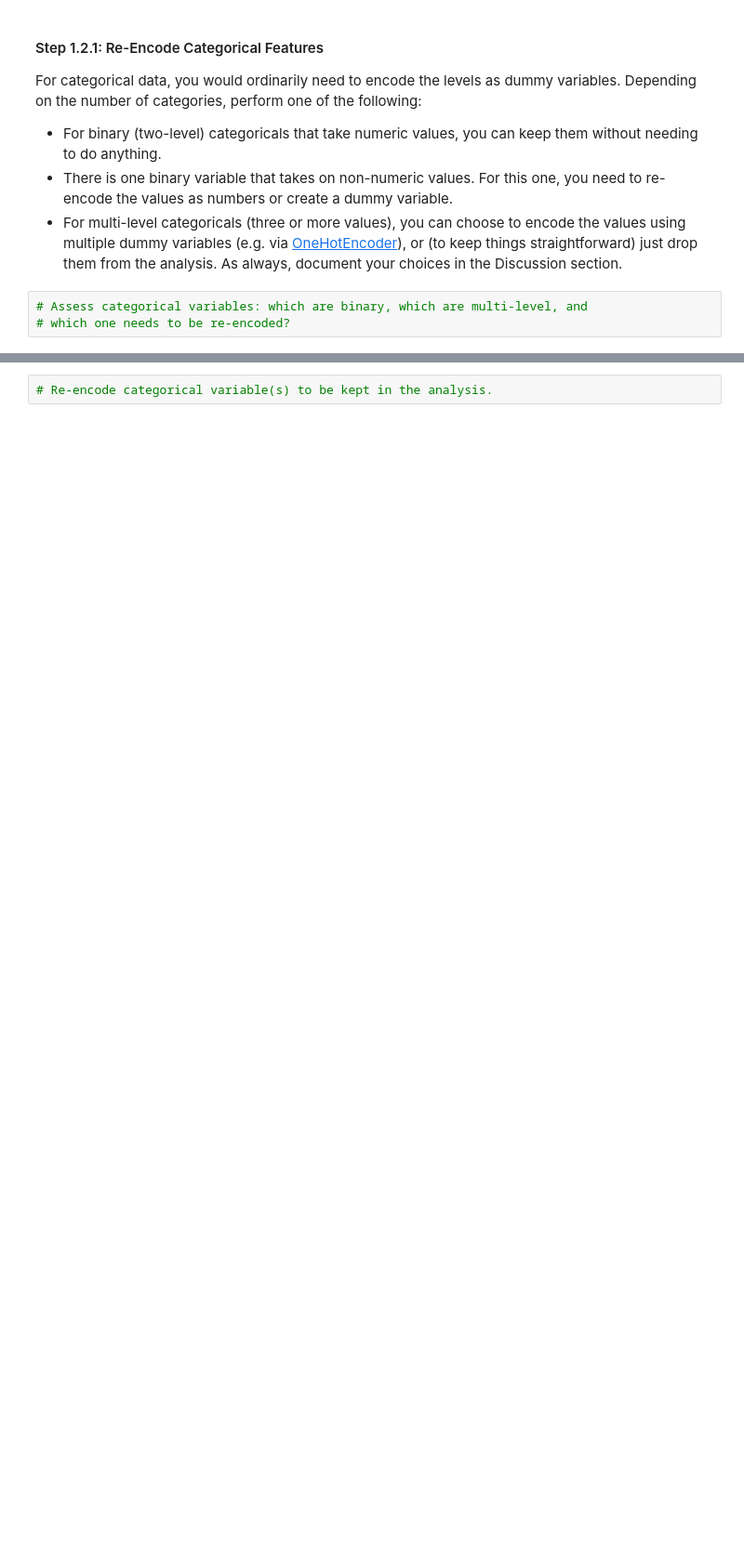
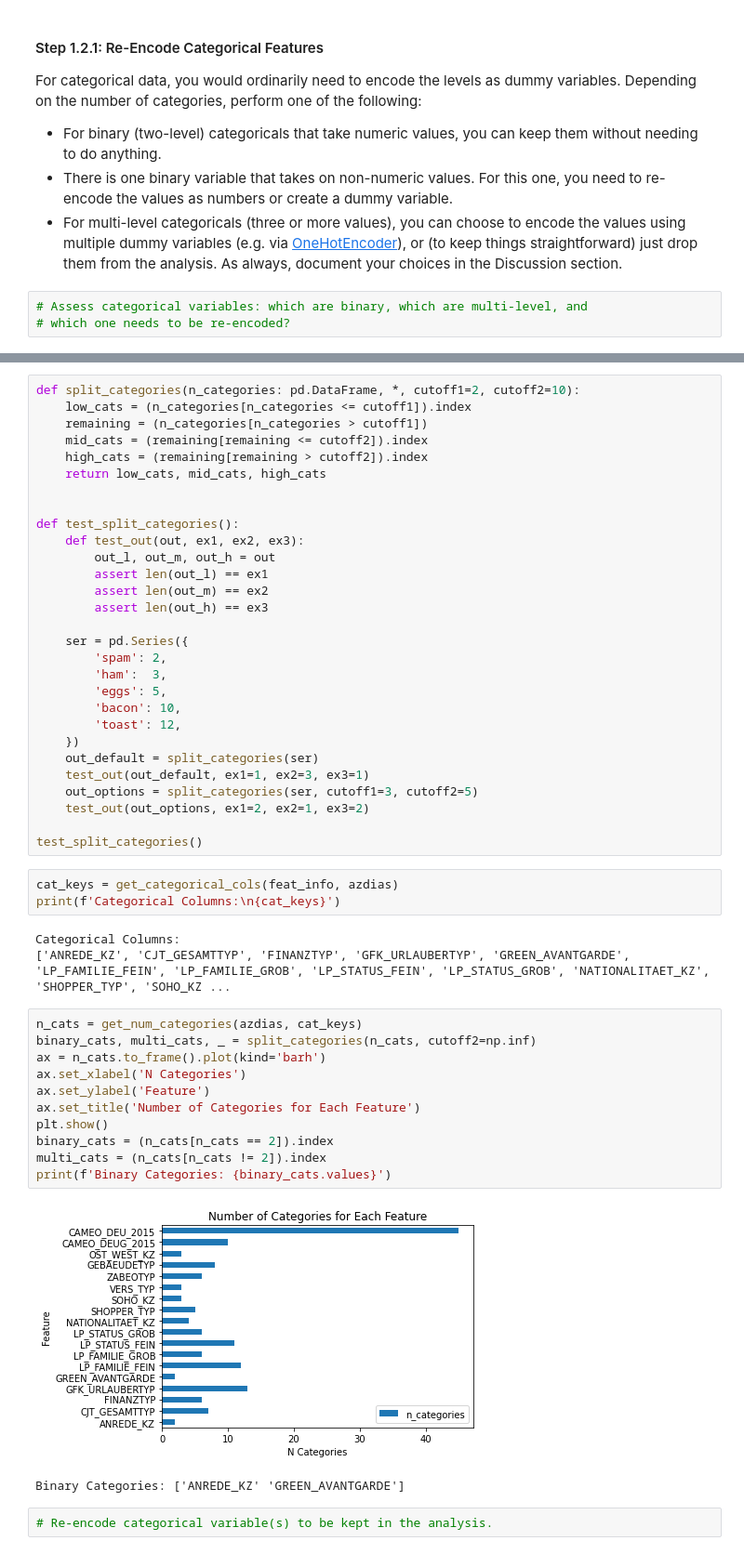
Before and after one commit to amcumber/udacity-identify-customer-segments, a Jupyter notebook: Identify_Customer_Segments.ipynb, the cells around one changed output, grey strips where cells are left out. Shown: that part at 93% size. Cells and saved outputs as stored; diff of their text form; blank space fills up the shorter version.

```diff
--- a/Identify_Customer_Segments.ipynb
+++ b/Identify_Customer_Segments.ipynb
@@ -361,2 +524,51 @@ For categorical data, you would ordinarily need to encode the levels as dummy va
+# %%
+def split_categories(n_categories: pd.DataFrame, *, cutoff1=2, cutoff2=10):
+    low_cats = (n_categories[n_categories <= cutoff1]).index
+    remaining = (n_categories[n_categories > cutoff1])
+    mid_cats = (remaining[remaining <= cutoff2]).index
+    high_cats = (remaining[remaining > cutoff2]).index
+    return low_cats, mid_cats, high_cats
+
+
+def test_split_categories():
+    def test_out(out, ex1, ex2, ex3):
+        out_l, out_m, out_h = out
+        assert len(out_l) == ex1
+        assert len(out_m) == ex2
+        assert len(out_h) == ex3
+
+    ser = pd.Series({
+        'spam': 2,
+        'ham':  3,
+        'eggs': 5,
+        'bacon': 10,
+        'toast': 12,
+    })
+    out_default = split_categories(ser)
+    test_out(out_default, ex1=1, ex2=3, ex3=1)
+    out_options = split_categories(ser, cutoff1=3, cutoff2=5)
+    test_out(out_options, ex1=2, ex2=1, ex3=2)
+
+test_split_categories()
+# %%
+cat_keys = get_categorical_cols(feat_info, azdias)
+print(f'Categorical Columns:\n{cat_keys}')
+# %% [output]
+Categorical Columns:
+['ANREDE_KZ', 'CJT_GESAMTTYP', 'FINANZTYP', 'GFK_URLAUBERTYP', 'GREEN_AVANTGARDE', 'LP_FAMILIE_FEIN', 'LP_FAMILIE_GROB', 'LP_STATUS_FEIN', 'LP_STATUS_GROB', 'NATIONALITAET_KZ', 'SHOPPER_TYP', 'SOHO_KZ ...
+# %%
+n_cats = get_num_categories(azdias, cat_keys)
+binary_cats, multi_cats, _ = split_categories(n_cats, cutoff2=np.inf)
+ax = n_cats.to_frame().plot(kind='barh')
+ax.set_xlabel('N Categories')
+ax.set_ylabel('Feature')
+ax.set_title('Number of Categories for Each Feature')
+plt.show()
+binary_cats = (n_cats[n_cats == 2]).index
+multi_cats = (n_cats[n_cats != 2]).index
+print(f'Binary Categories: {binary_cats.values}')
+# %% [output]
+[figure, added]
+Binary Categories: ['ANREDE_KZ' 'GREEN_AVANTGARDE']
 # %%
 # Re-encode categorical variable(s) to be kept in the analysis.
```
Also changed, not shown: parts of 36 cells of this notebook.
